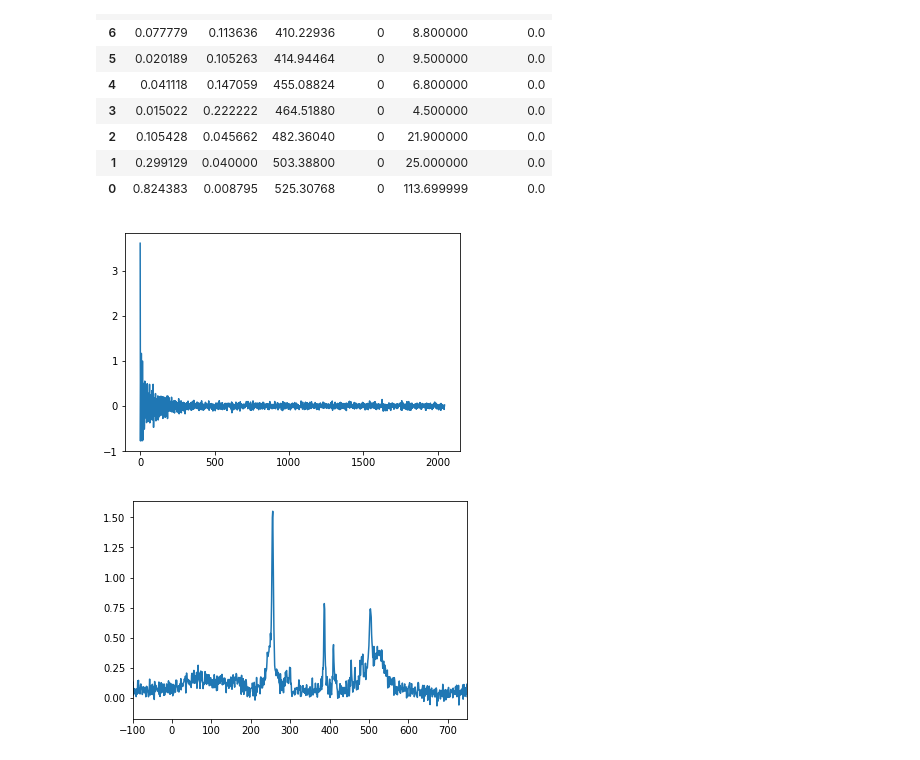
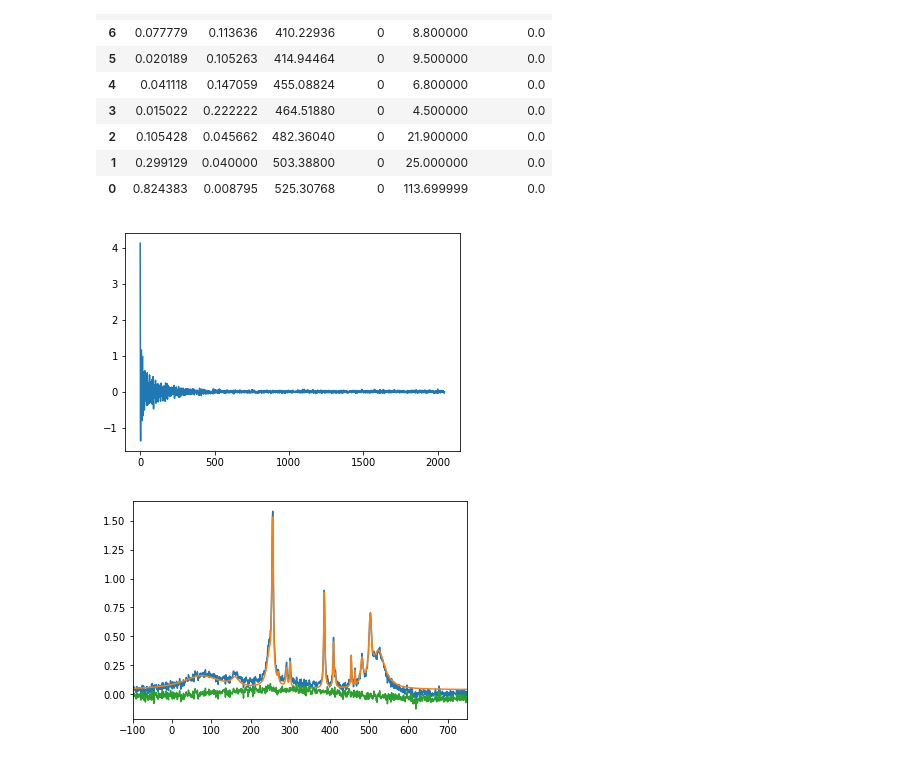
Before and after one commit to danilomendesdias/llckbdm, a Jupyter notebook: dbscan-studies.ipynb, the cells around one changed output. Cells and saved outputs as stored; diff of their text form; code cells hidden in the pictures.

```diff
--- a/dbscan-studies.ipynb
+++ b/dbscan-studies.ipynb
@@ -47,20 +47,26 @@ df
 | 0 | 0.824383 | 0.008795 | 525.30768 | 0 | 113.699999 | 0.0 |
 # %%
 %matplotlib inline
-noise = 0.04 * (np.random.randn(N) + 1j * np.random.randn(N))
+noise = 0.02 * (np.random.randn(N) + 1j * np.random.randn(N))
 
 data = data_raw + noise
+
+data[:4] += 1 * (np.random.randn(4) + 1j * np.random.randn(4))
+
 pl.plot(data)
 pl.show()
 # %% [output]
-[figure, old version]
+[figure, new version]
 # %%
 data_fft = np.fft.fftshift(np.fft.fft(data)) / np.sqrt(N)
 data_fft_raw = np.fft.fftshift(np.fft.fft(data_raw)) / np.sqrt(N)
+
 pl.plot(freq_array, data_fft.real)
+pl.plot(freq_array, data_fft_raw.real)
+pl.plot(freq_array, data_fft.real - data_fft_raw.real )
 
 pl.xlim(-100, 750)
 pl.show()
 # %% [output]
-[figure, old version]
+[figure, new version]
 # %%
```
Also changed, not shown: parts of 10 cells of this notebook, 4 other files.
